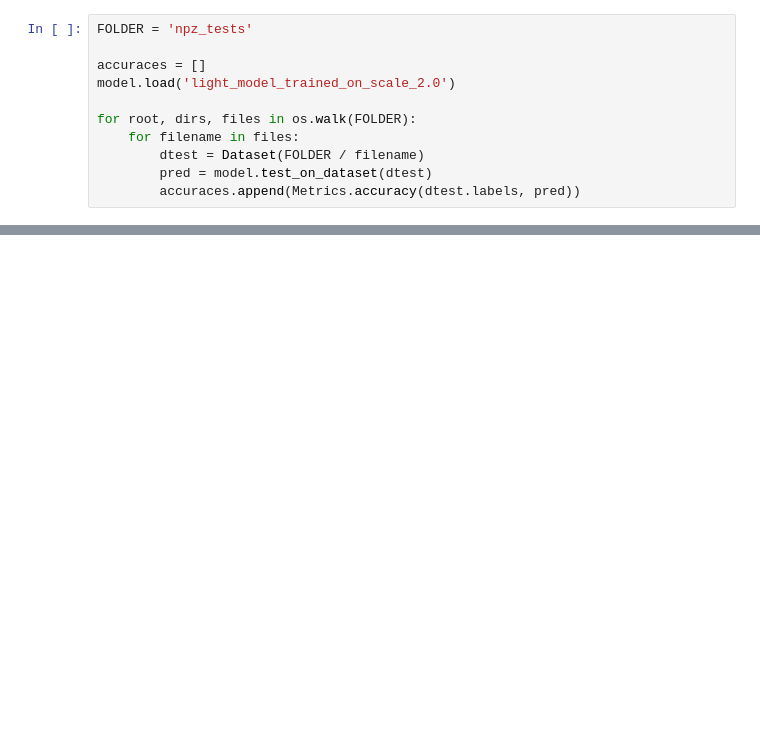
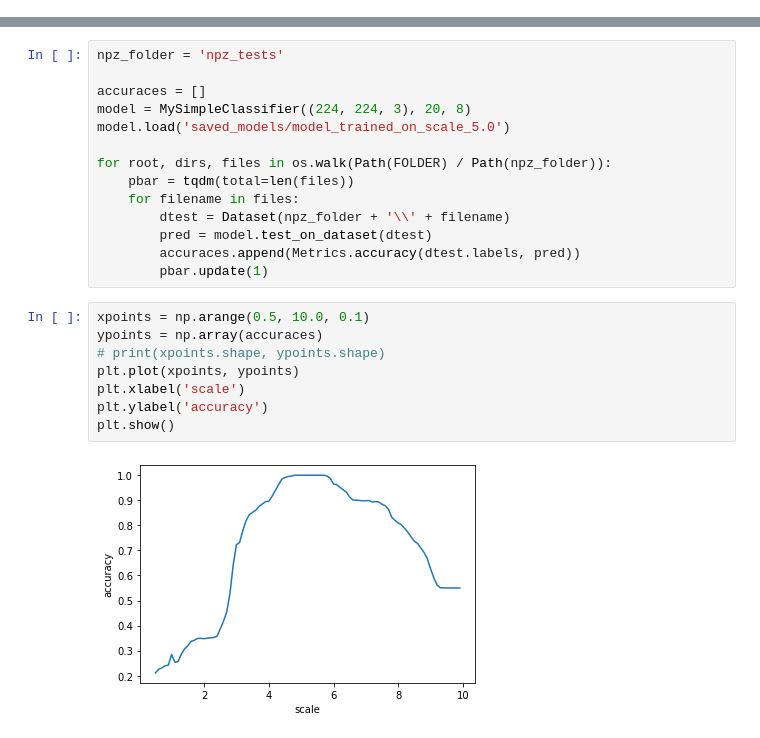
Before and after one commit to JokerLord/Diploma_work, a Jupyter notebook: simple_classifier.ipynb, the cells around one changed output, grey strips where cells are left out. Saved outputs shown, nothing was run; the diff lists cells and outputs as text; blank space fills up the shorter version.

```diff
--- a/simple_classifier.ipynb
+++ b/simple_classifier.ipynb
@@ -295,11 +0,0 @@ INFO:tensorflow:Assets written to: light_model_trained_on_scale_2.0\assets
-# %%
-FOLDER = 'npz_tests'
-
-accuraces = []
-model.load('light_model_trained_on_scale_2.0')
-
-for root, dirs, files in os.walk(FOLDER):
-    for filename in files:
-        dtest = Dataset(FOLDER / filename)
-        pred = model.test_on_dataset(dtest)
-        accuraces.append(Metrics.accuracy(dtest.labels, pred))
@@ -305,0 +178,24 @@ for root, dirs, files in os.walk(FOLDER):
+# %%
+npz_folder = 'npz_tests'
+
+accuraces = []
+model = MySimpleClassifier((224, 224, 3), 20, 8)
+model.load('saved_models/model_trained_on_scale_5.0')
+
+for root, dirs, files in os.walk(Path(FOLDER) / Path(npz_folder)):
+    pbar = tqdm(total=len(files))
+    for filename in files:
+        dtest = Dataset(npz_folder + '\\' + filename)
+        pred = model.test_on_dataset(dtest)
+        accuraces.append(Metrics.accuracy(dtest.labels, pred))
+        pbar.update(1)
+# %%
+xpoints = np.arange(0.5, 10.0, 0.1)
+ypoints = np.array(accuraces)
+# print(xpoints.shape, ypoints.shape)
+plt.plot(xpoints, ypoints)
+plt.xlabel('scale')
+plt.ylabel('accuracy')
+plt.show()
+# %% [output]
+[figure, added]
```
Also changed, not shown: parts of 44 cells of this notebook, 3 other files.
